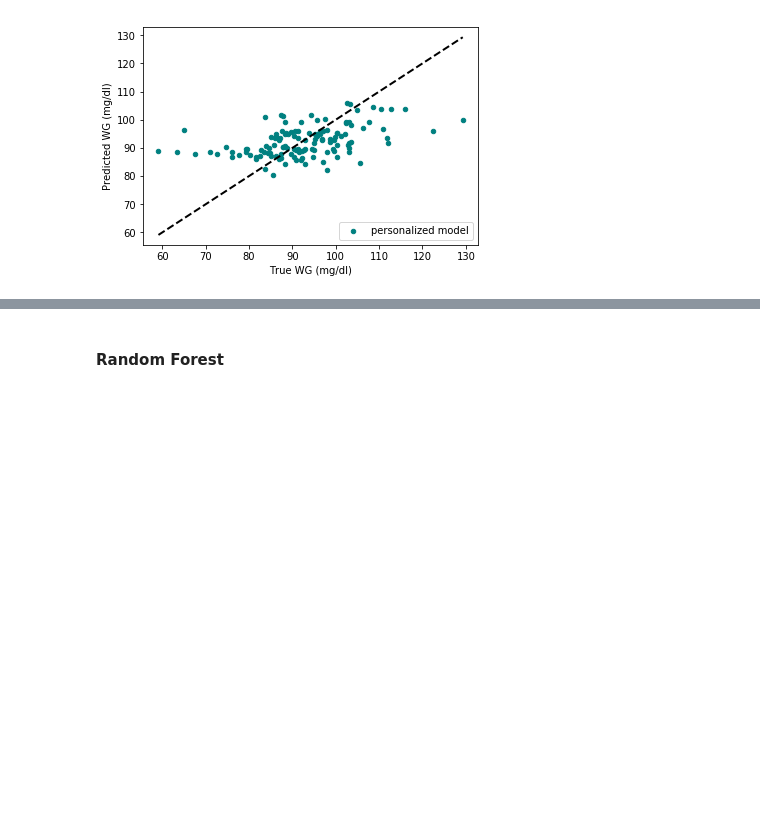
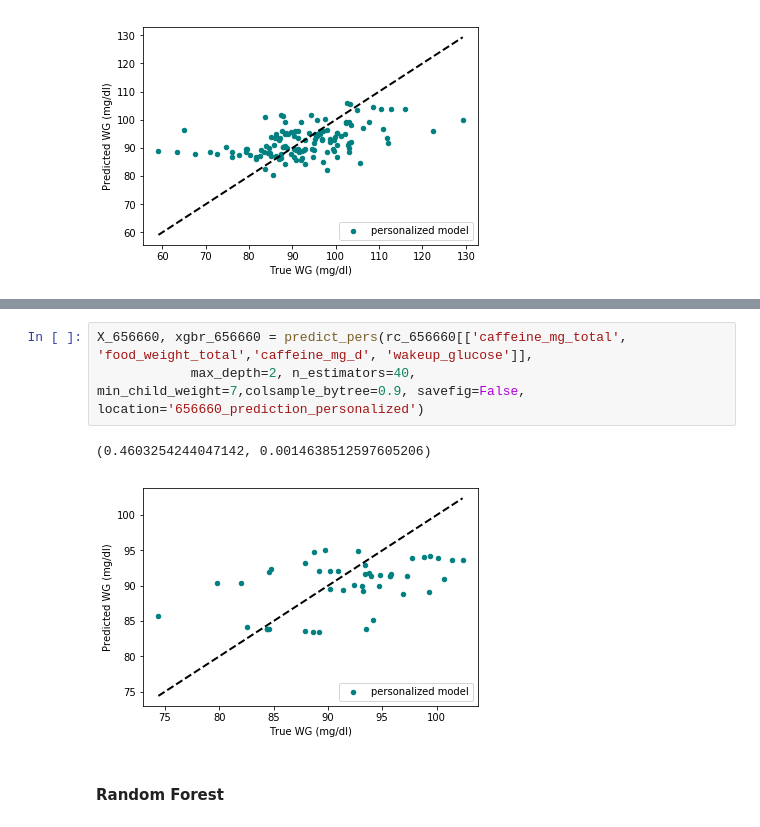
Before and after one commit to ElviraMingazova/MA_Thesis, a Jupyter notebook: Predictions from the diet and personal features.ipynb, the cells around one changed output, grey strips where cells are left out. Cells and saved outputs as stored; diff of their text form; blank space fills up the shorter version.

```diff
--- a/Predictions from the diet and personal features.ipynb
+++ b/Predictions from the diet and personal features.ipynb
@@ -2216,3 +2237,9 @@ X_451959, xgbr_451959 = predict_pers(rc_451959[['carbohydrate_g_total',
+# %%
+X_656660, xgbr_656660 = predict_pers(rc_656660[['caffeine_mg_total', 'food_weight_total','caffeine_mg_d', 'wakeup_glucose']],
+            max_depth=2, n_estimators=40, min_child_weight=7,colsample_bytree=0.9, savefig=False, location='656660_prediction_personalized')
+# %% [output]
+(0.4603254244047142, 0.0014638512597605206)
+[figure, added]
 # %% [markdown]
 #### Random Forest
 # %%
```
Also changed, not shown: parts of 5 cells of this notebook.
